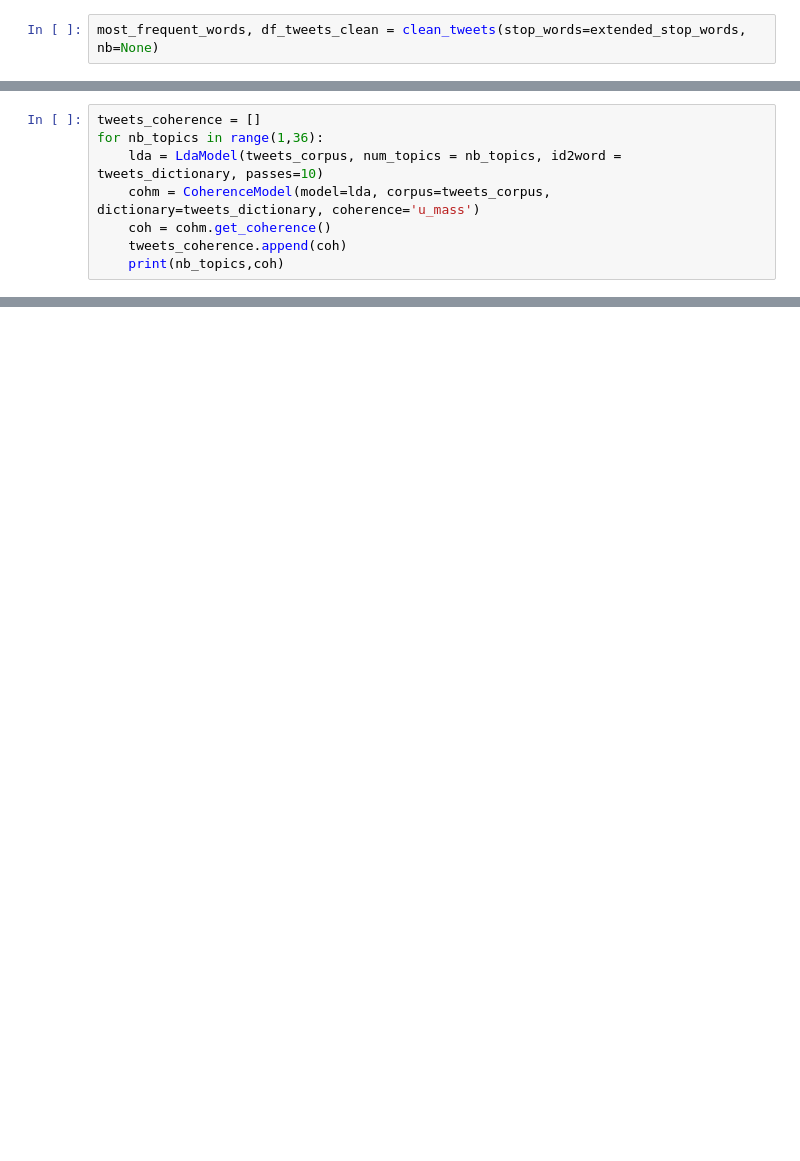
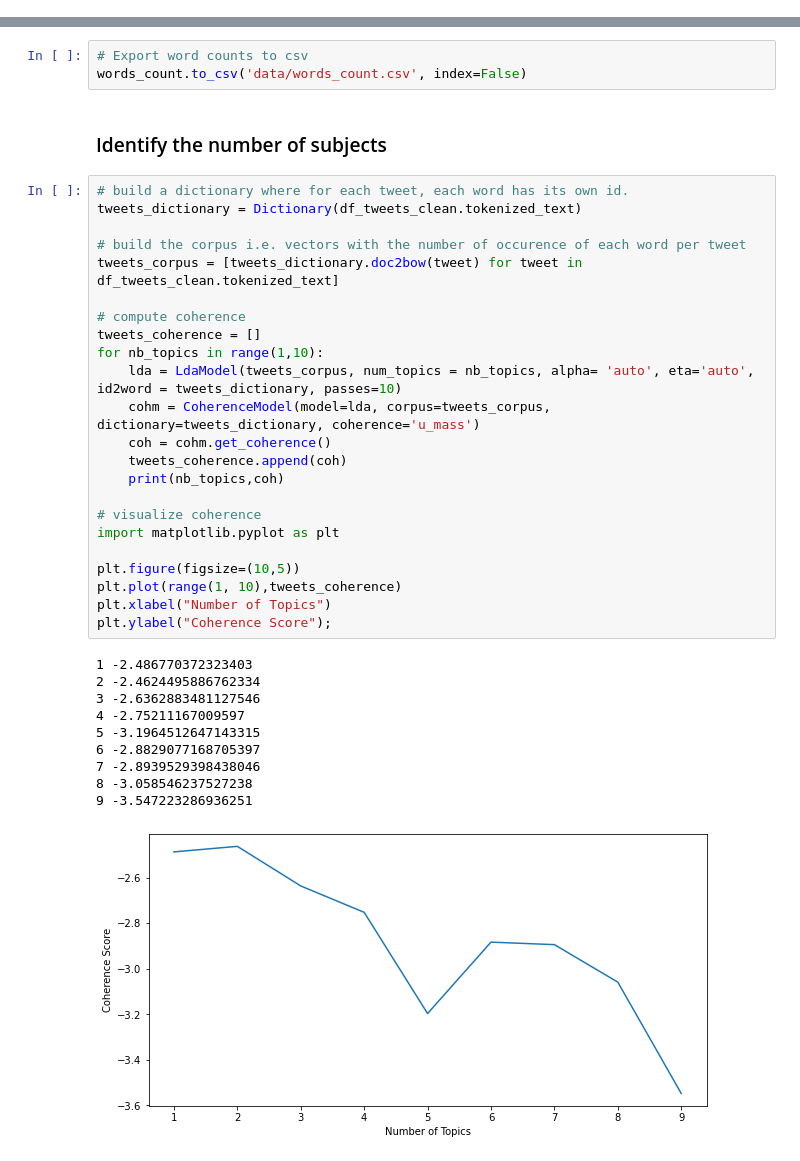
Before and after one commit to angkohtenko/twitter_vs_stocks, a Jupyter notebook: LDA.ipynb, the cells around one changed output, grey strips where cells are left out. Drawn from its saved outputs; the diff is of its cells as text; blank space fills up the shorter version.

```diff
--- a/LDA.ipynb
+++ b/LDA.ipynb
@@ -165,2 +0,0 @@ extended_stop_words = en_stop_words | \
-# %%
-most_frequent_words, df_tweets_clean = clean_tweets(stop_words=extended_stop_words, nb=None)
@@ -206,8 +0,0 @@ It's an art to find the correct number of themes for LDA. Perplexity techniques
-# %%
-tweets_coherence = []
-for nb_topics in range(1,36):
-    lda = LdaModel(tweets_corpus, num_topics = nb_topics, id2word = tweets_dictionary, passes=10)
-    cohm = CoherenceModel(model=lda, corpus=tweets_corpus, dictionary=tweets_dictionary, coherence='u_mass')
-    coh = cohm.get_coherence()
-    tweets_coherence.append(coh)
-    print(nb_topics,coh)
@@ -272,0 +117,39 @@ etc
+# %%
+# Export word counts to csv
+words_count.to_csv('data/words_count.csv', index=False)
+# %% [markdown]
+### Identify the number of subjects
+# %%
+# build a dictionary where for each tweet, each word has its own id.
+tweets_dictionary = Dictionary(df_tweets_clean.tokenized_text)
+
+# build the corpus i.e. vectors with the number of occurence of each word per tweet
+tweets_corpus = [tweets_dictionary.doc2bow(tweet) for tweet in df_tweets_clean.tokenized_text]
+
+# compute coherence
+tweets_coherence = []
+for nb_topics in range(1,10):
+    lda = LdaModel(tweets_corpus, num_topics = nb_topics, alpha= 'auto', eta='auto', id2word = tweets_dictionary, passes=10)
+    cohm = CoherenceModel(model=lda, corpus=tweets_corpus, dictionary=tweets_dictionary, coherence='u_mass')
+    coh = cohm.get_coherence()
+    tweets_coherence.append(coh)
+    print(nb_topics,coh)
+
+# visualize coherence
+import matplotlib.pyplot as plt
+
+plt.figure(figsize=(10,5))
+plt.plot(range(1, 10),tweets_coherence)
+plt.xlabel("Number of Topics")
+plt.ylabel("Coherence Score");
+# %% [output]
+1 -2.486770372323403
+2 -2.4624495886762334
+3 -2.6362883481127546
+4 -2.75211167009597
+5 -3.1964512647143315
+6 -2.8829077168705397
+7 -2.8939529398438046
+8 -3.058546237527238
+9 -3.547223286936251
+[figure, added]
```
Also changed, not shown: parts of 50 cells of this notebook, 14 other files.
